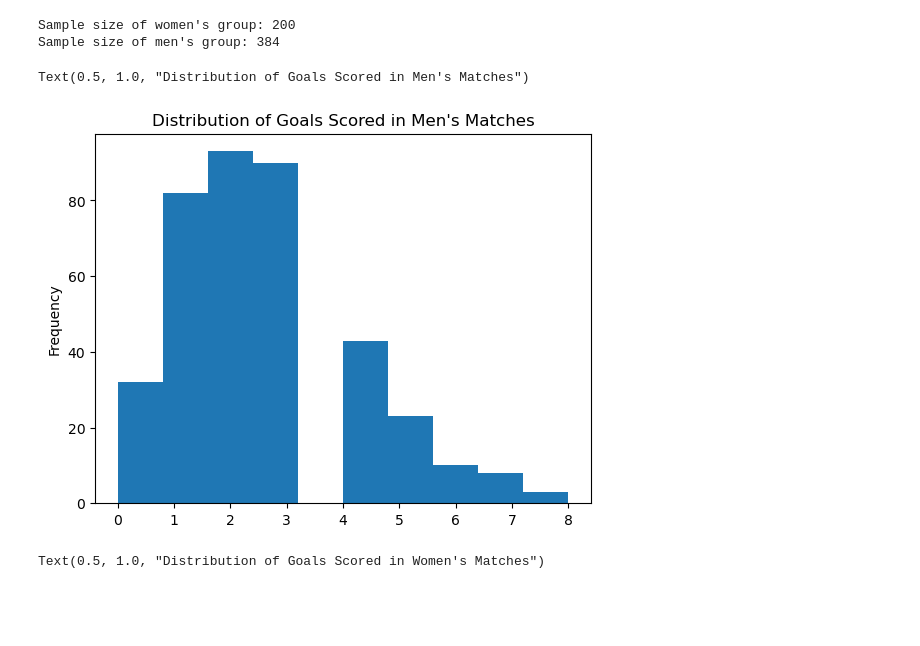
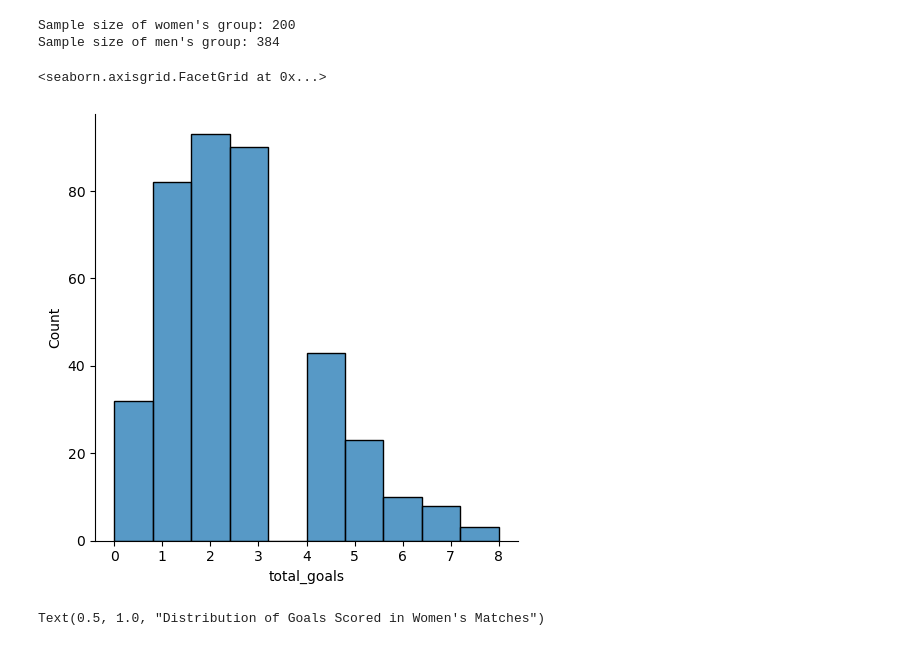
Before and after one commit to JeremyTallant/soccer_matches, a Jupyter notebook: soccer_analysis.ipynb, the cells around one changed output. Cells and saved outputs as stored; diff of their text form; code cells hidden in the pictures; blank space fills up the shorter version.

Commit message:
change the histogram to seaborn instead of matplotlib

```diff
--- a/soccer_analysis.ipynb
+++ b/soccer_analysis.ipynb
@@ -237,13 +237,12 @@ Sample size of men's group: 384
 # %%
 # Calculate the total number of goals score in each match in men_df
 men_df['total_goals'] = men_df['home_score'] + men_df['away_score']
 
 # Plot histogram for men_df
-men_df['total_goals'].plot.hist()
-plt.title("Distribution of Goals Scored in Men's Matches")
+sns.displot(men_df['total_goals'], bins=10)
 # %% [output]
-Text(0.5, 1.0, "Distribution of Goals Scored in Men's Matches")
+<seaborn.axisgrid.FacetGrid at 0x...>
-[figure, old version]
+[figure, new version]
 # %%
 # Calculate the total number of goals score in each match in men_df
 women_df['total_goals'] = women_df['home_score'] + women_df['away_score']
```
Also changed, not shown: parts of 1 cell of this notebook.
